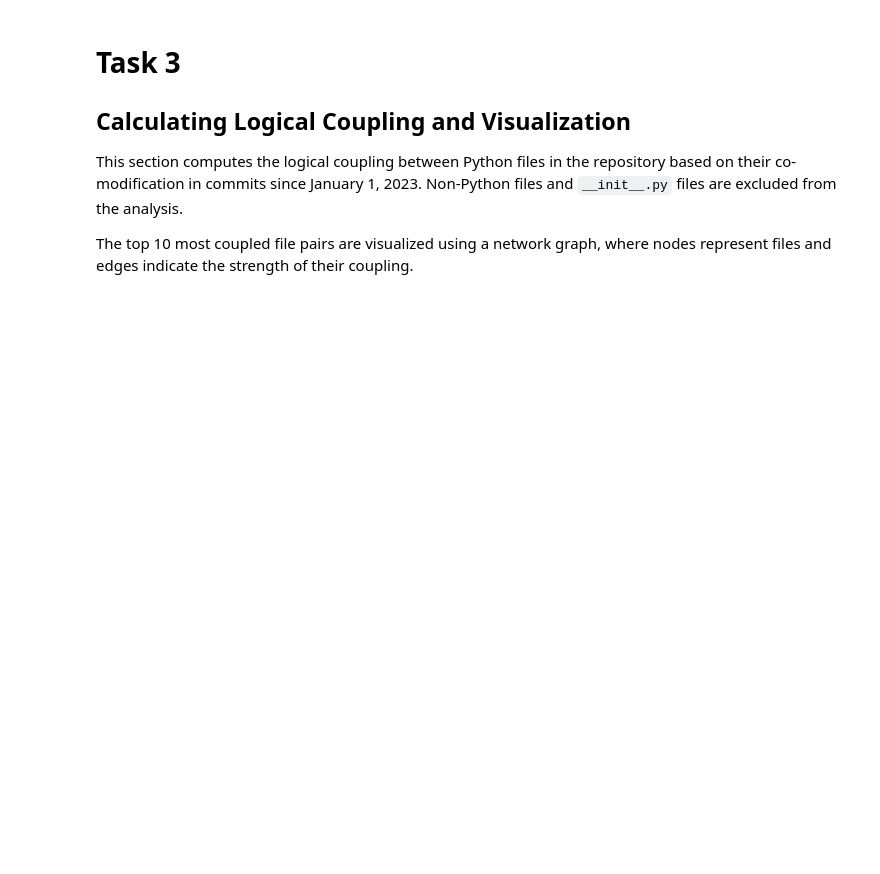
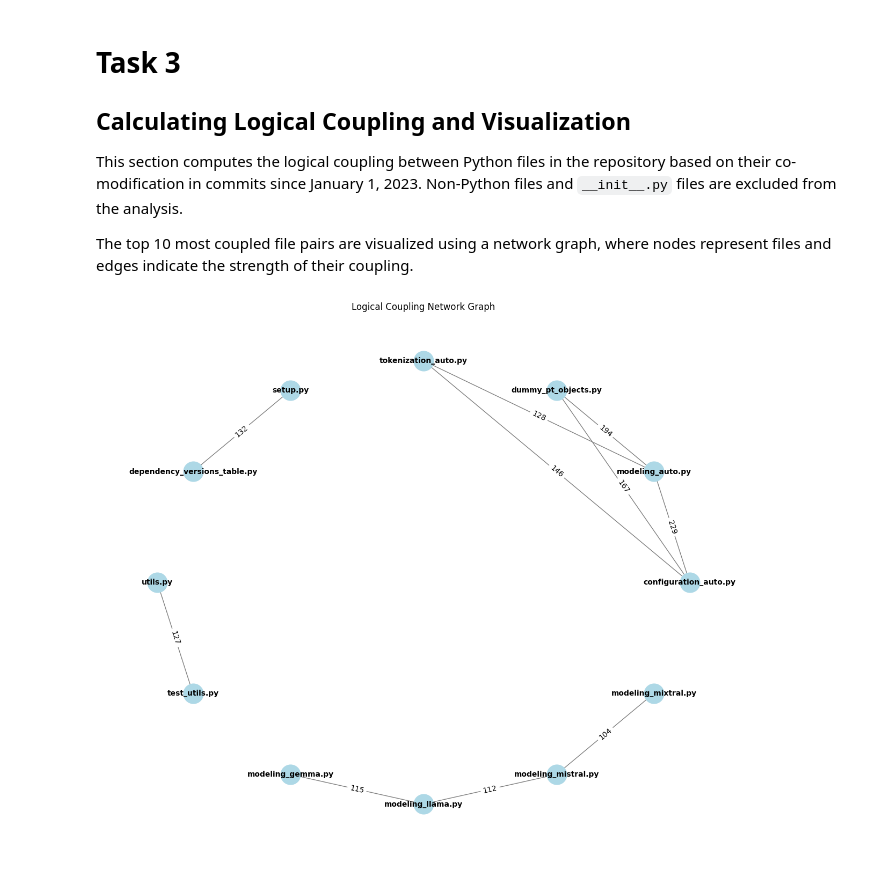
Before and after one commit to Colbae/SoSy-assignement-part-1, a Jupyter notebook: task-3.ipynb, the cells around one changed output. Drawn from its saved outputs; the diff is of its cells as text; code cells hidden in the pictures; blank space fills up the shorter version.

Commit message:
Compute file and test file coupling draw graph

```diff
--- a/task-3.ipynb
+++ b/task-3.ipynb
@@ -11,49 +11,34 @@ from datetime import datetime
 from pydriller import Repository
 from collections import Counter
 import itertools
 import os
-import matplotlib.pyplot as plt
-import networkx as nx
+from utils import plot_network_graph
+
 
 REPOSITORY = "" #local URL to cloned repo, checkout tag v4.57.0
 DATE = datetime(2023, 1, 1)
 
 def calculate_logical_coupling(repository, since_date):
     file_pair_coupling = Counter()
 
     for commit in Repository(repository, since=since_date).traverse_commits():
         # Consider only Python files for coupling analysis, __init__.py files are excluded
         modified_files = [
             file.new_path for file in commit.modified_files if file.new_path and file.new_path.endswith('.py') and os.path.basename(file.new_path) != "__init__.py"
         ]
         # Commit requires at least two modified files to form a pair
         if len(modified_files) < 2:
             continue
 
         file_pairs = itertools.combinations(modified_files, 2)
         file_pair_coupling.update([tuple(sorted(pair)) for pair in file_pairs])
 
     return file_pair_coupling
 
-def plot_network_graph(file_pairs):
-    G = nx.Graph()
-
-    for file1, file2, count in file_pairs:
-        G.add_edge(file1, file2, weight=count)
-
-    plt.figure(figsize=(12, 10))
-    pos = nx.circular_layout(G)
-    nx.draw(G, pos, with_labels=True, node_size=700, node_color='lightblue', font_size=10, font_weight='bold', edge_color='gray')
-
-    edge_labels = nx.get_edge_attributes(G, 'weight')
-    nx.draw_networkx_edge_labels(G, pos, edge_labels=edge_labels)
-
-    plt.title("Logical Coupling Network Graph")
-    plt.show()
-
-
 calculated_coupling = calculate_logical_coupling(REPOSITORY, DATE) # This might take a while
 top_10_pairs = calculated_coupling.most_common(10)
 top_10_names = [(os.path.basename(pair[0]), os.path.basename(pair[1]), count) for pair, count in top_10_pairs]
 
 plot_network_graph(top_10_names)
+# %% [output]
+[figure, added]
```
Also changed, not shown: parts of 2 cells of this notebook, 2 other files.
